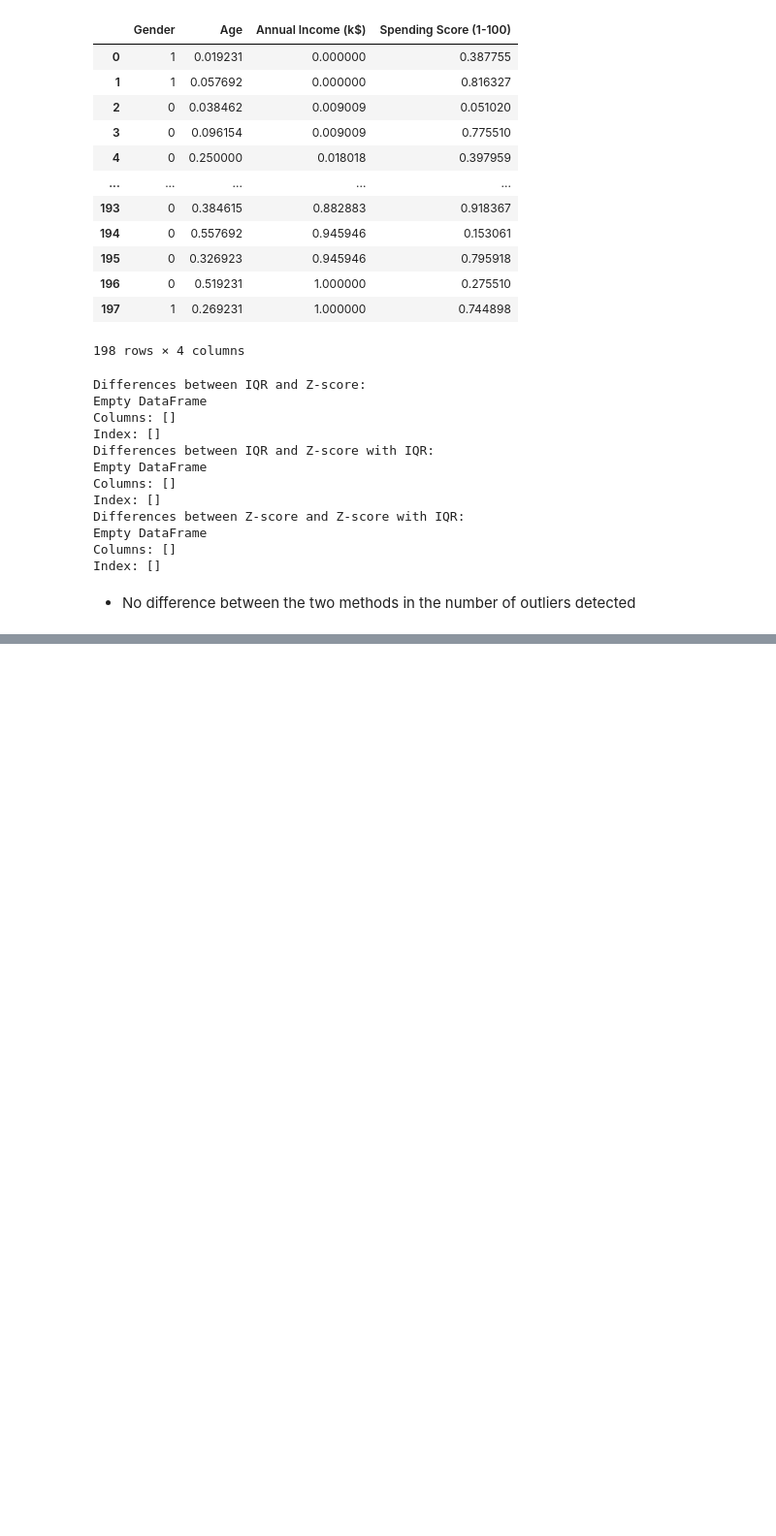
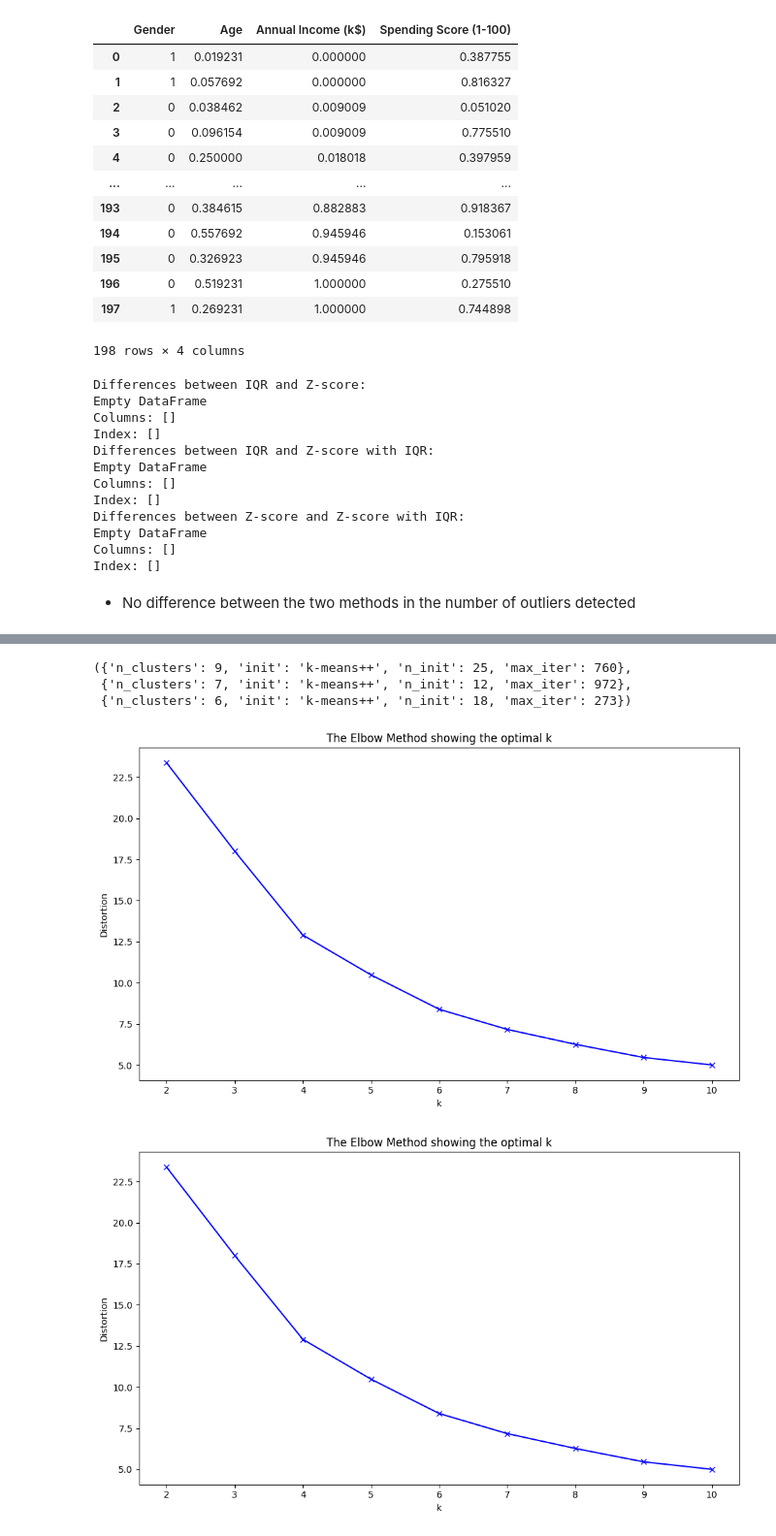
Before and after one commit to Ahmed-Nezar/Customer-Segmentation-Analysis, a Jupyter notebook: Notebooks/Main.ipynb, the cells around one changed output, grey strips where cells are left out. Shown at 97% size. Cells and saved outputs as stored; diff of their text form; code cells hidden in the pictures; blank space fills up the shorter version.

Commit message:
feat: adding kmeans - agglomerative

```diff
--- a/Notebooks/Main.ipynb
+++ b/Notebooks/Main.ipynb
@@ -812,4 +840,5 @@ Index: []
 # %% [markdown]
 - No difference between the two methods in the number of outliers detected
 # %%
-data_preprocessed_no_outliers = data_preprocessed_IQR.drop(columns=["Gender"])
+data_preprocessed_no_outliers_no_gender = data_preprocessed_IQR.drop(columns=["Gender"])
+data_preprocessed_no_outliers = data_preprocessed_IQR.copy()
@@ -1098,0 +948,8 @@ Metrics saved to .\logs\models\OPTICS\optics_metrics.csv
+# %%
+kmeans_silhouette = HyperOpt(KMeans, "KMeans", data_preprocessed_no_outliers_no_gender, "silhouette")
+kmeans_davis_bouldin = HyperOpt(KMeans, "KMeans", data_preprocessed_no_outliers_no_gender, "davies_bouldin")
+kmeans_calinski_harabasz = HyperOpt(KMeans, "KMeans", data_preprocessed_no_outliers_no_gender, "calinski_harabasz")
+
+best_params_kmeans_silhouette = kmeans_silhouette.run_study(n_trials=100)
+best_params_kmeans_davis_bouldin = kmeans_davis_bouldin.run_study(n_trials=100)
+best_params_kmeans_calinski_harabasz = kmeans_calinski_harabasz.run_study(n_trials=100)
@@ -1098,0 +974,13 @@ Metrics saved to .\logs\models\OPTICS\optics_metrics.csv
+# %%
+best_params_kmeans_calinski_harabasz, best_params_kmeans_davis_bouldin, best_params_kmeans_silhouette
+# %% [output]
+({'n_clusters': 9, 'init': 'k-means++', 'n_init': 25, 'max_iter': 760},
+ {'n_clusters': 7, 'init': 'k-means++', 'n_init': 12, 'max_iter': 972},
+ {'n_clusters': 6, 'init': 'k-means++', 'n_init': 18, 'max_iter': 273})
+# %%
+elbow_method(KMeans, 10, best_params_kmeans_silhouette, data_preprocessed_no_outliers_no_gender)
+elbow_method(KMeans, 10, best_params_kmeans_davis_bouldin, data_preprocessed_no_outliers_no_gender)
+elbow_method(KMeans, 10, best_params_kmeans_calinski_harabasz, data_preprocessed_no_outliers_no_gender)
+# %% [output]
+[figure, added]
+[figure, added]
```
Also changed, not shown: parts of 26 cells of this notebook.
